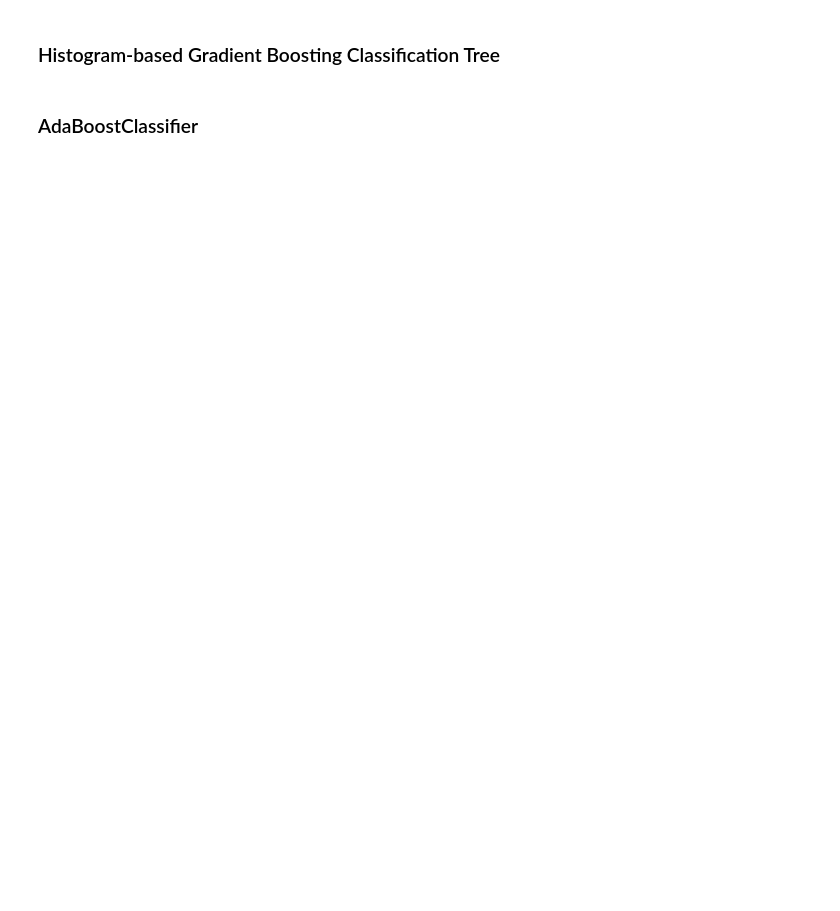
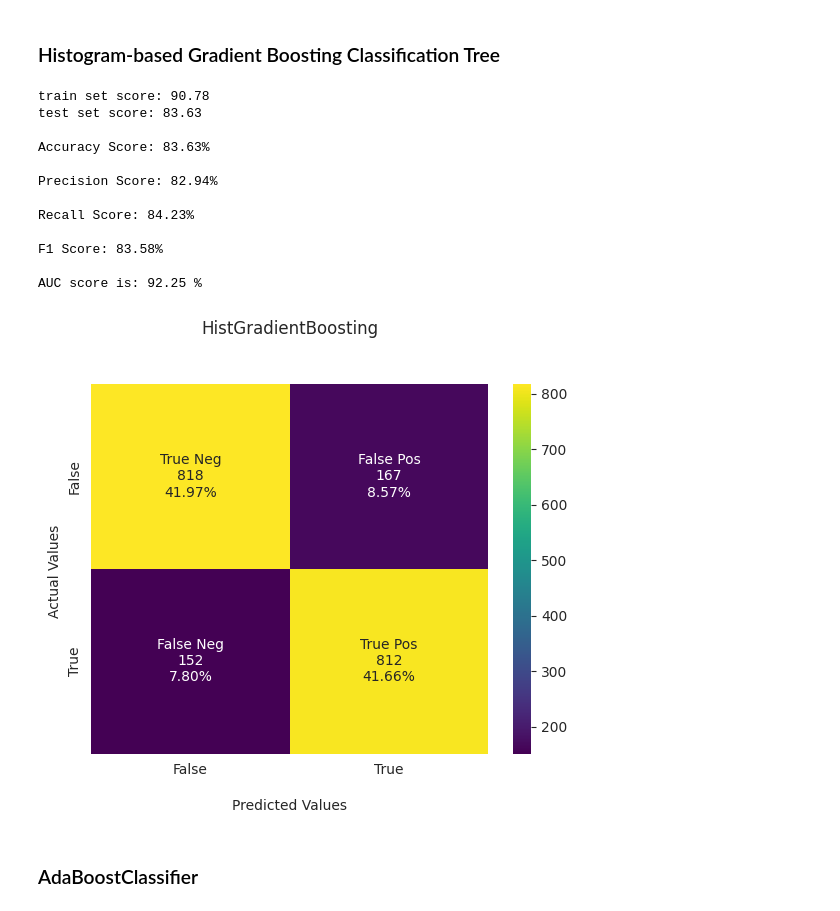
Before and after one commit to slickHnaa/Career_Accelerator_LP3-Classifcation, a Jupyter notebook: 01_Churn.ipynb, the cells around one changed output. Drawn from its saved outputs; the diff is of its cells as text; code cells hidden in the pictures; blank space fills up the shorter version.

```diff
--- a/01_Churn.ipynb
+++ b/01_Churn.ipynb
@@ -1057,34 +1175,48 @@ dy_predict = LPdt.predict(X_valid)
 pred_LPdt = LPdt.predict_proba(X_valid)[:,1]
 
 #Train and Test Scores
 LPdt_Tr_Score = round(LPdt.score(X_train, y_train)*100, 2)
 LPdt_Tt_Score = round(LPdt.score(X_valid, y_valid)*100, 2)
 print('train set score: {:.2f}'.format(LPdt_Tr_Score))
 print('test set score: {:.2f}'.format(LPdt_Tt_Score))
 
 
 print()
 LPdt_sc = round(accuracy_score(y_valid, dy_predict)*100, 2)
 print("Accuracy Score: {}%".format(LPdt_sc))
 print()
 PS_dt = round(precision_score(y_valid, dy_predict)*100, 2)
 print("Precision Score: {}%".format(PS_dt))
 print()
 RS_dt = round(recall_score(y_valid, dy_predict)*100, 2)
 print("Recall Score: {}%".format(RS_dt))
 print()
-FS_dt = round(f1_score(y_valid, dy_predict), 2)
+FS_dt = round(f1_score(y_valid, dy_predict)*100, 2)
 print("F1 Score: {}%".format(FS_dt))
 print()
 fpr6, tpr6, threshold = roc_curve(y_valid, pred_LPdt)
 roc_auc = metrics.auc(fpr6, tpr6)
 LPhgbA = round(metrics.auc(fpr6, tpr6)*100, 2)
 print(f'AUC score is:', LPhgbA,'%')
 print()
 confusion = confusion_matrix(y_valid, dy_predict)
 #print("Confusion matrix:\n{}".format(confusion))
 print()
 plot_metric(confusion, "HistGradientBoosting")
+# %% [output]
+train set score: 90.78
+test set score: 83.63
+
+Accuracy Score: 83.63%
+
+Precision Score: 82.94%
+
+Recall Score: 84.23%
+
+F1 Score: 83.58%
+
+AUC score is: 92.25 %
+[figure, added]
 # %% [markdown]
 ### AdaBoostClassifier
 # %%
```
Also changed, not shown: parts of 44 cells of this notebook.
